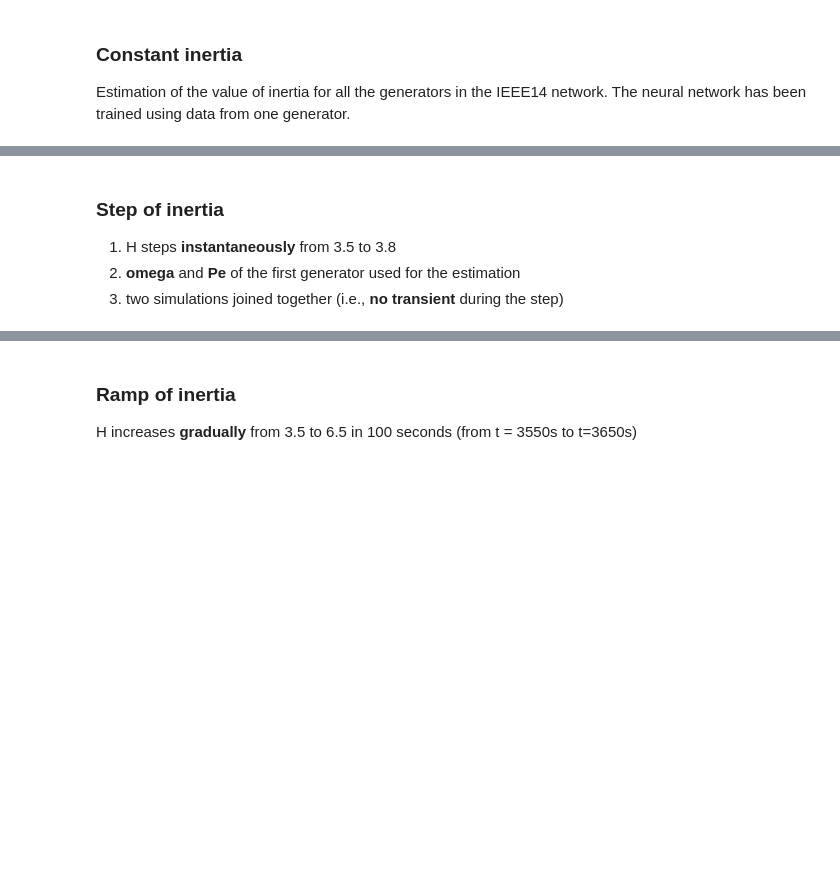
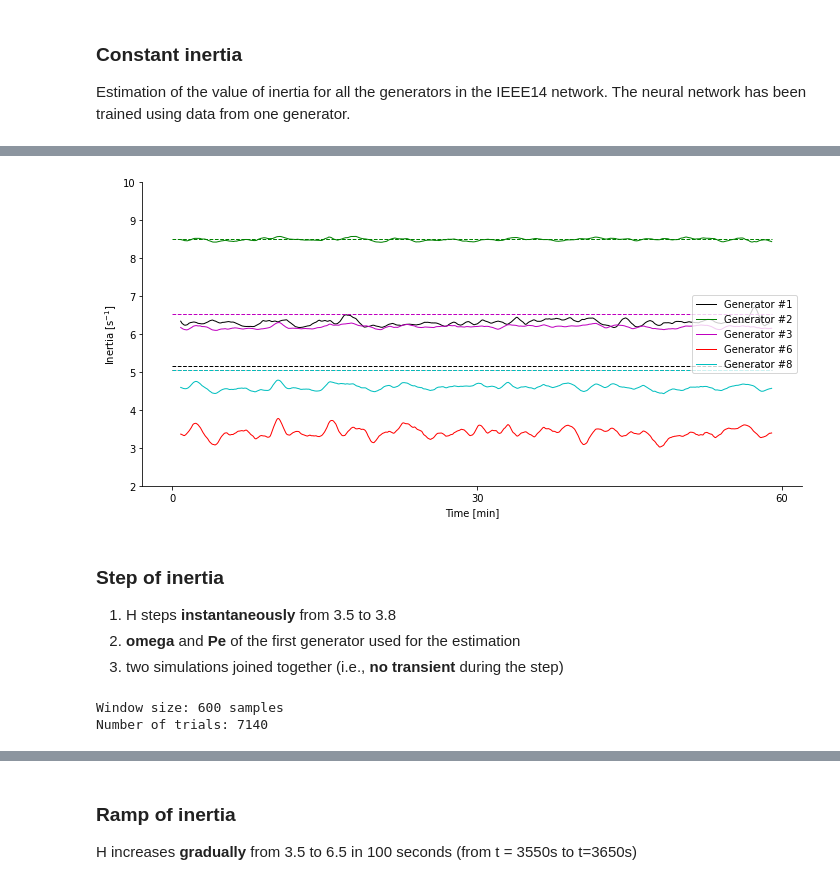
Before and after one commit to danielelinaro/inertia, a Jupyter notebook: notebooks/Inertia_estimation_IEEE14.ipynb, the cells around one changed output, grey strips where cells are left out. Cells and saved outputs as stored; diff of their text form; code cells hidden in the pictures; blank space fills up the shorter version.

```diff
--- a/notebooks/Inertia_estimation_IEEE14.ipynb
+++ b/notebooks/Inertia_estimation_IEEE14.ipynb
@@ -99,10 +73,11 @@ def predict(data_sliding, model, window_step, dt, rolling_length=50):
 api = API(api_key = os.environ['COMET_ML_API_KEY'])
 workspace = 'danielelinaro'
 project_name = 'inertia'
+generator_ID = 2
 D = 2
 DZA = 60
 activation = 'ReLU_after_pooling'
-query = Tag('G1') & Tag(f'D={D}') & Tag(f'DZA={DZA}') & Tag('1D_pipeline') #& Tag(activation)
+query = Tag(f'G{generator_ID}') & Tag(f'D={D}') & Tag(f'DZA={DZA}') & Tag('1D_pipeline') #& Tag(activation)
 experiments = api.query(workspace, project_name, query, archived=False)
 experiment_IDs = []
 MAPE = []
@@ -153,17 +139,18 @@ Estimation of the value of inertia for all the generators in the IEEE14 network.
 generator_IDs = (1, 2, 3, 6, 8)
 window_dur = 60
 window_step = 10
-H_value = 5.5
+H_value = 8.5
 data_file = f'{data_dir}/H_{H_value:.3f}.h5'
 estimate_mean_std = False
 time = {}
 inertia = {}
 data = {}
 data_normalized = {}
+data_sliding = {}
 for gen_id in generator_IDs:
     var_names = [f'omega_G{gen_id}', f'Pe_G{gen_id}']
     data_mean, data_std = None, None
-    if not estimate_mean_std and gen_id == 1:
+    if not estimate_mean_std and gen_id == generator_ID:
         data_mean = {var_name: x_train_mean[i] for i,var_name in enumerate(var_names)}
         data_std = {var_name: x_train_std[i] for i,var_name in enumerate(var_names)}
     else:
@@ -176,5 +163,7 @@ for gen_id in generator_IDs:
                                                                           window_dur,
                                                                           window_step,
                                                                           verbose=True)
+    data_sliding[f'omega_G{generator_ID}'] = data_sliding.pop(f'omega_G{gen_id}')
+    data_sliding[f'Pe_G{generator_ID}'] = data_sliding.pop(f'Pe_G{gen_id}')
     dt = np.diff(t[:2])[0]
     time, inertia[gen_id], _ = predict(data_sliding, model, window_step, dt)
@@ -181,23 +181,27 @@ for gen_id in generator_IDs:
 # %%
 correct_H = {
-    1: H_value,
+    1: 10.296 / 2,
     2: 13.08 / 2,
     3: 13.08 / 2,
     6: 10.12 / 2,
     8: 10.12 / 2
 }
+correct_H[generator_ID] = H_value
 cmap = 'kgmrc'
 fig,ax = plt.subplots(1, 1, figsize=[10,5])
 for gen_id,col in zip(generator_IDs, cmap):
     ax.plot(time[[0,-1]] / 60, correct_H[gen_id] + np.zeros(2), col + '--', lw=1)
     ax.plot(time / 60, inertia[gen_id], col, lw=1, label=f'Generator #{gen_id}')
 ax.legend(loc='center right')
 ax.set_xlabel('Time [min]')
 ax.set_ylabel(r'Inertia [s$^{-1}$]')
-ax.set_xticks(np.arange(0, 190, 30))
+ax.set_xticks(np.arange(time[0], time[-1]/60+10, 30))
 for side in 'right', 'top':
     ax.spines[side].set_visible(False)
+ax.set_ylim([2,10])
 fig.tight_layout()
+# %% [output]
+[figure, added]
 # %% [markdown]
 ### Step of inertia
 1. H steps **instantaneously** from 3.5 to 3.8
@@ -206,11 +210,11 @@ fig.tight_layout()
 # %%
 window_dur = 60
 window_step = 10
-H_values = [3.5, 3.8]
+H_values = [3.5, 8.5]
 data_files = [f'{data_dir}/H_{h:.3f}.h5' for h in H_values]
-gen_id = 1
+gen_id = generator_ID
 var_names = [f'omega_G{gen_id}', f'Pe_G{gen_id}']
-if gen_id == 1:
+if gen_id == generator_ID:
     data_mean = {var_name: x_train_mean[i] for i,var_name in enumerate(var_names)}
     data_std = {var_name: x_train_std[i] for i,var_name in enumerate(var_names)}
 else:
@@ -223,8 +227,14 @@ t, data, data_normalized, data_sliding, _ = load_data(data_files,
                                                       window_dur,
                                                       window_step,
                                                       verbose=True)
+if gen_id != generator_ID:
+    data_sliding[f'omega_G{generator_ID}'] = data_sliding.pop(f'omega_G{gen_id}')
+    data_sliding[f'Pe_G{generator_ID}'] = data_sliding.pop(f'Pe_G{gen_id}')
 dt = np.diff(t[:2])[0]
 time, H, _ = predict(data_sliding, model, window_step, dt)
+# %% [output]
+Window size: 600 samples
+Number of trials: 7140
 # %%
 fig,ax = plt.subplots(1, 3, figsize=(14,4))
 ax[0].plot(t, data_normalized[var_names[0]], 'k', lw=1)
```
Also changed, not shown: parts of 6 cells of this notebook.
